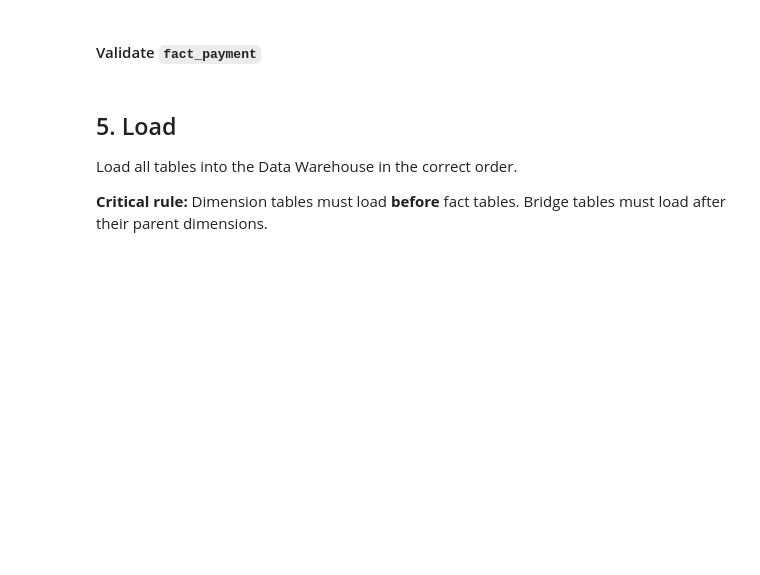
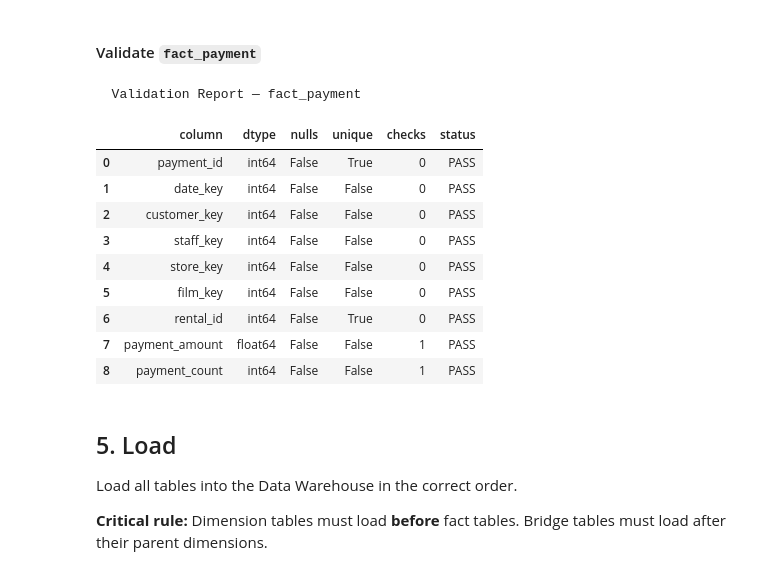
Before and after one commit to AboodJamal/movie-rental-data-warehouse, a Jupyter notebook: ETL_MovieRental_DW.ipynb, the cells around one changed output. Saved outputs shown, nothing was run; the diff lists cells and outputs as text; code cells hidden in the pictures; blank space fills up the shorter version.

```diff
--- a/ETL_MovieRental_DW.ipynb
+++ b/ETL_MovieRental_DW.ipynb
@@ -809,19 +976,31 @@ display(fact_payment_df.head())
 # %%
 fact_payment_schema = pa.DataFrameSchema({
     "payment_id"    : pa.Column(int,   nullable=False, unique=True),
-    "date_key"      : pa.Column(float, nullable=True),
-    "customer_key"  : pa.Column(float, nullable=False),
-    "staff_key"     : pa.Column(float, nullable=False),
-    "store_key"     : pa.Column(float, nullable=True),
-    "film_key"      : pa.Column(float, nullable=True),
-    "rental_id"     : pa.Column(object,nullable=True),
+    "date_key"      : pa.Column(int,   nullable=False),
+    "customer_key"  : pa.Column(int,   nullable=False),
+    "staff_key"     : pa.Column(int,   nullable=False),
+    "store_key"     : pa.Column(int,   nullable=False),
+    "film_key"      : pa.Column(int,   nullable=False),
+    "rental_id"     : pa.Column(int,   nullable=False),
     "payment_amount": pa.Column(float, nullable=False,
                         checks=pa.Check.greater_than_or_equal_to(0)),
     "payment_count" : pa.Column(int,   nullable=False,
                         checks=pa.Check.equal_to(1)),
-})
+}, coerce=True)
 
 validate(fact_payment_schema, fact_payment_df, "fact_payment")
+# %% [output]
+  Validation Report — fact_payment
+|  | column | dtype | nulls | unique | checks | status |
+| 0 | payment_id | int64 | False | True | 0 | PASS |
+| 1 | date_key | int64 | False | False | 0 | PASS |
+| 2 | customer_key | int64 | False | False | 0 | PASS |
+| 3 | staff_key | int64 | False | False | 0 | PASS |
+| 4 | store_key | int64 | False | False | 0 | PASS |
+| 5 | film_key | int64 | False | False | 0 | PASS |
+| 6 | rental_id | int64 | False | True | 0 | PASS |
+| 7 | payment_amount | float64 | False | False | 1 | PASS |
+| 8 | payment_count | int64 | False | False | 1 | PASS |
 # %% [markdown]
 ## 5. Load
 Load all tables into the Data Warehouse in the correct order.
```
Also changed, not shown: parts of 38 cells of this notebook.
